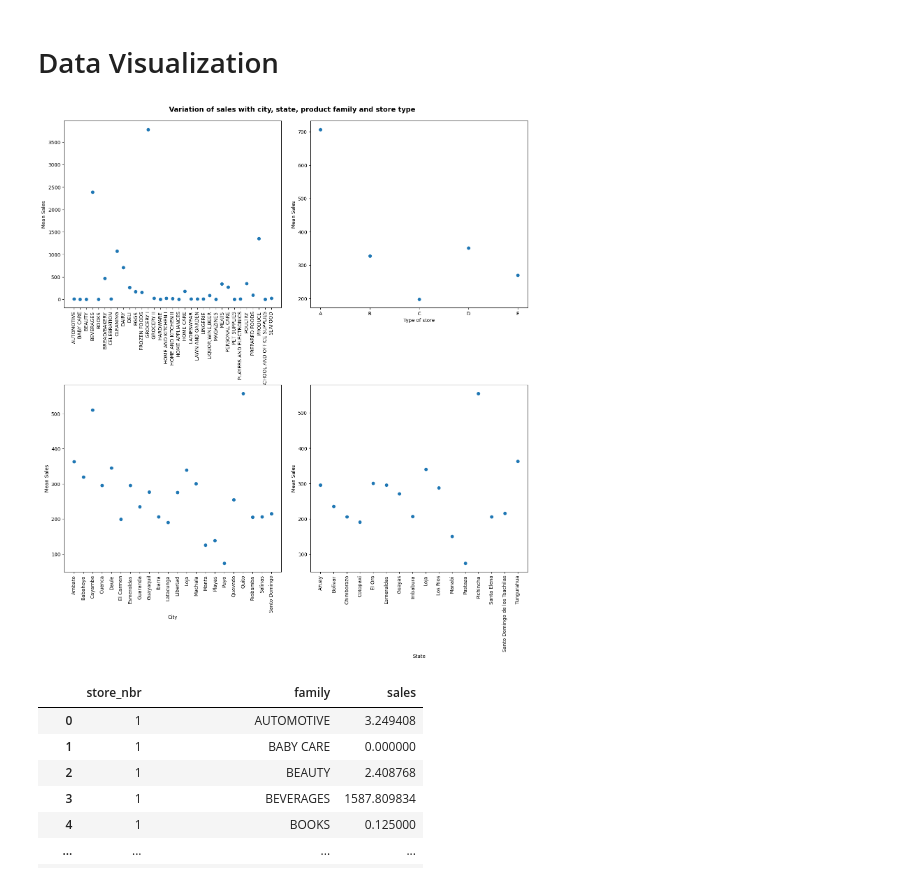
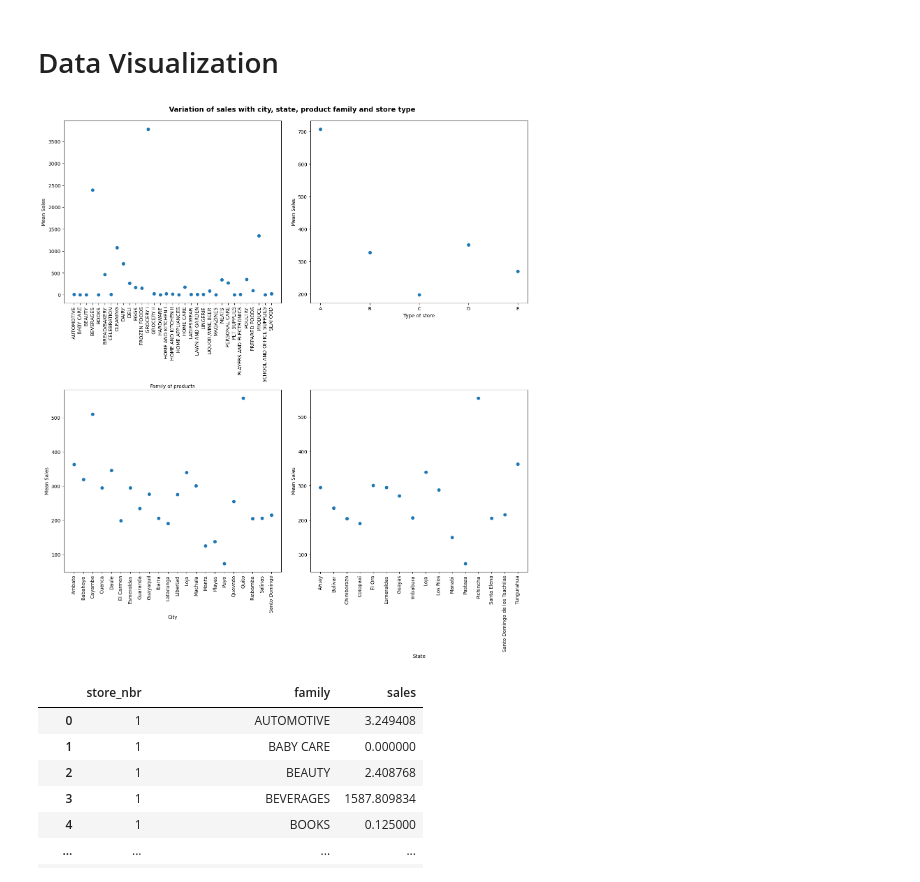
Before and after one commit to kunalkundu30/store-sales, a Jupyter notebook: EDA.ipynb, the cells around one changed output. Drawn from its saved outputs; the diff is of its cells as text; code cells hidden in the pictures.

```diff
--- a/EDA.ipynb
+++ b/EDA.ipynb
@@ -171,7 +167,7 @@ fig, ax = plt.subplots(2,2, figsize = (14,14))
 fig.suptitle("Variation of sales with city, state, product family and store type", size = 14,
              weight = "bold")
 
-fig.tight_layout(h_pad = 14, w_pad = 3)
+fig.tight_layout(h_pad = 16, w_pad = 3)
 
 groupby_column = "family"
 grouped = training_dataset.groupby(groupby_column)
@@ -179,34 +175,36 @@ grouped = grouped.agg({"sales":"mean"}).reset_index()
 ax[0,0].scatter(x = grouped[groupby_column], y = grouped["sales"])
 ax[0,0].set_xticklabels(ax[0,0].get_xticklabels(),rotation = 90)
 ax[0,0].set_xlabel("Family of products")
 ax[0,0].set_ylabel("Mean Sales")
 
 groupby_column = "store_type"
 grouped = training_dataset.groupby(groupby_column)
 grouped = grouped.agg({"sales":"mean"}).reset_index()
 ax[0,1].scatter(x = grouped[groupby_column], y = grouped["sales"])
 ax[0,1].set_xlabel("Type of store")
 ax[0,1].set_ylabel("Mean Sales")
 
 groupby_column = "city"
 grouped = training_dataset.groupby(groupby_column)
 grouped = grouped.agg({"sales":"mean"}).reset_index()
 ax[1,0].scatter(x = grouped[groupby_column], y = grouped["sales"])
 ax[1,0].set_xticklabels(ax[1,0].get_xticklabels(),rotation = 90)
 ax[1,0].set_xlabel("City")
 ax[1,0].set_ylabel("Mean Sales")
 
 groupby_column = "state"
 grouped = training_dataset.groupby(groupby_column)
 grouped = grouped.agg({"sales":"mean"}).reset_index()
 ax[1,1].scatter(x = grouped[groupby_column], y = grouped["sales"])
 ax[1,1].set_xticklabels(ax[1,1].get_xticklabels(),rotation = 90)
 ax[1,1].set_xlabel("State")
 ax[1,1].set_ylabel("Mean Sales")
 
 plt.subplots_adjust(top=0.95)
+
+# plt.savefig('Visualizations/Sales scatter plots .png')
 # %% [output]
-[figure, old version]
+[figure, new version]
 # %%
 groupby_column = ["store_nbr","family"]
 grouped = training_dataset.groupby(groupby_column)
```
Also changed, not shown: parts of 9 cells of this notebook, 4 other files.
